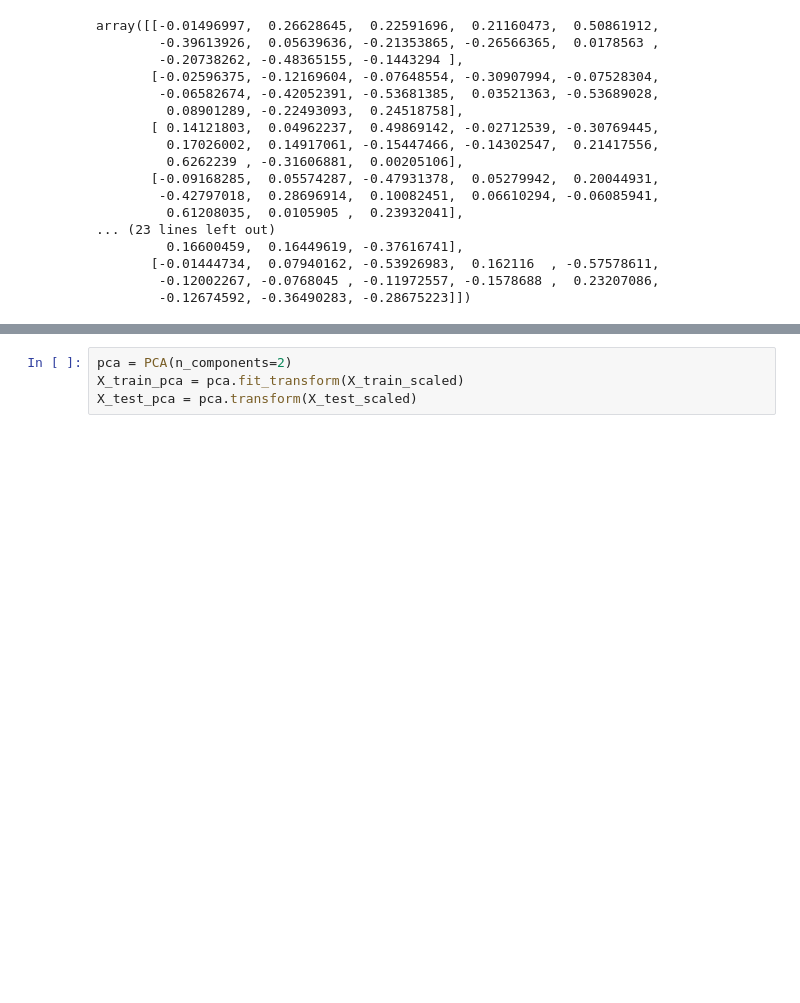
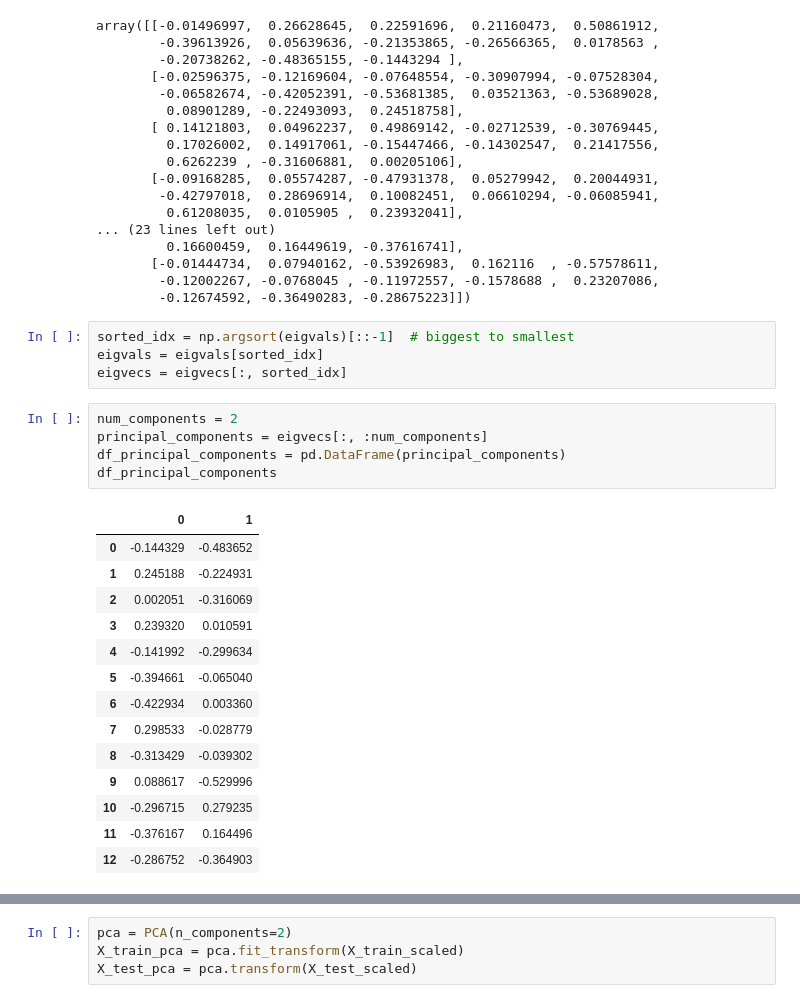
Before and after one commit to FivePesos/Ai-Math-and-Deep-Learning, a Jupyter notebook: Projects/Principal Component Analysis .ipynb, the cells around one changed output, grey strips where cells are left out. Cells and saved outputs as stored; diff of their text form; blank space fills up the shorter version.

```diff
--- a/Projects/Principal Component Analysis .ipynb
+++ b/Projects/Principal Component Analysis .ipynb
@@ -180,3 +180,27 @@ array([[-0.01496997,  0.26628645,  0.22591696,  0.21160473,  0.50861912,
        [-0.01444734,  0.07940162, -0.53926983,  0.162116  , -0.57578611,
         -0.12002267, -0.0768045 , -0.11972557, -0.1578688 ,  0.23207086,
         -0.12674592, -0.36490283, -0.28675223]])
+# %%
+sorted_idx = np.argsort(eigvals)[::-1]  # biggest to smallest
+eigvals = eigvals[sorted_idx]
+eigvecs = eigvecs[:, sorted_idx]
+# %%
+num_components = 2
+principal_components = eigvecs[:, :num_components]
+df_principal_components = pd.DataFrame(principal_components)
+df_principal_components
+# %% [output]
+|  | 0 | 1 |
+| 0 | -0.144329 | -0.483652 |
+| 1 | 0.245188 | -0.224931 |
+| 2 | 0.002051 | -0.316069 |
+| 3 | 0.239320 | 0.010591 |
+| 4 | -0.141992 | -0.299634 |
+| 5 | -0.394661 | -0.065040 |
+| 6 | -0.422934 | 0.003360 |
+| 7 | 0.298533 | -0.028779 |
+| 8 | -0.313429 | -0.039302 |
+| 9 | 0.088617 | -0.529996 |
+| 10 | -0.296715 | 0.279235 |
+| 11 | -0.376167 | 0.164496 |
+| 12 | -0.286752 | -0.364903 |
```
Also changed, not shown: parts of 3 cells of this notebook.
